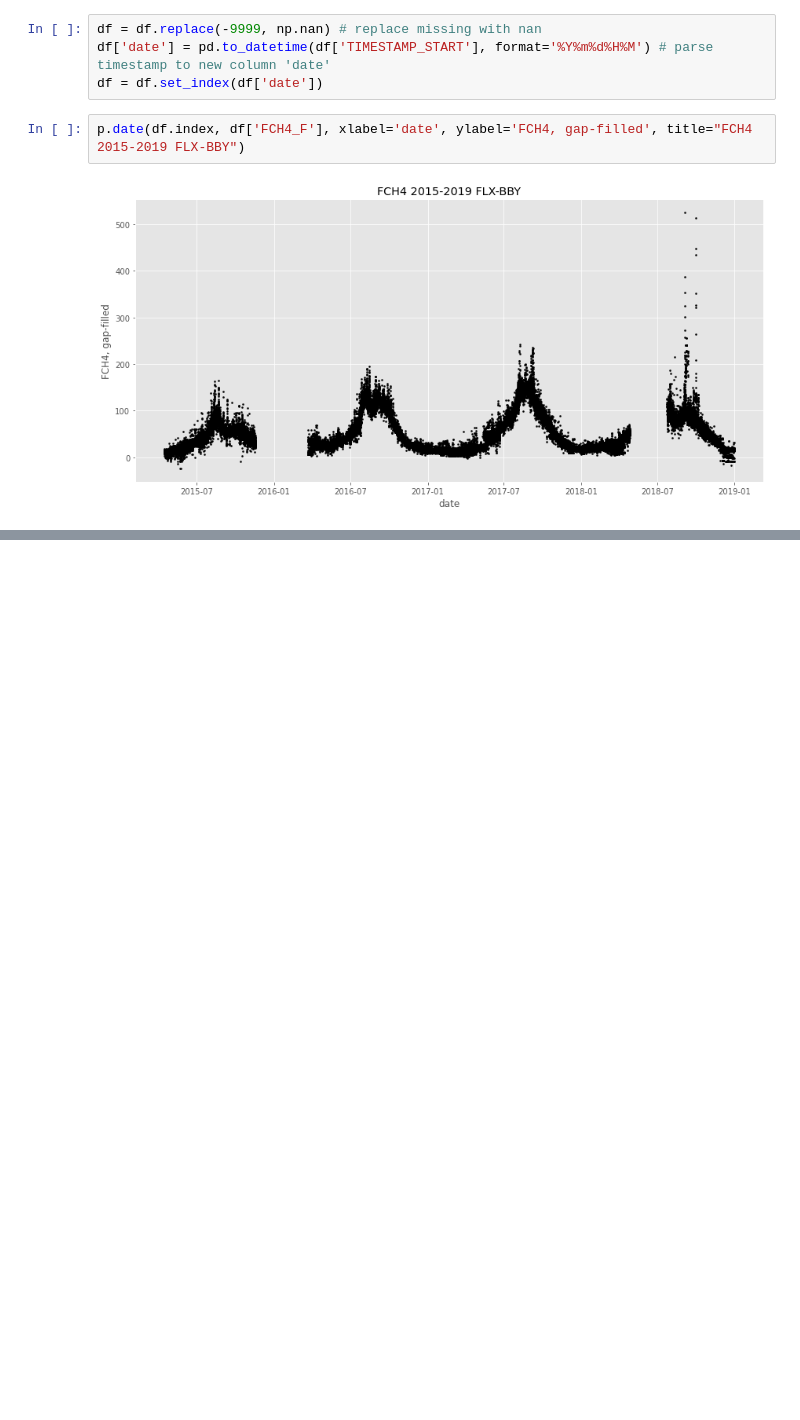
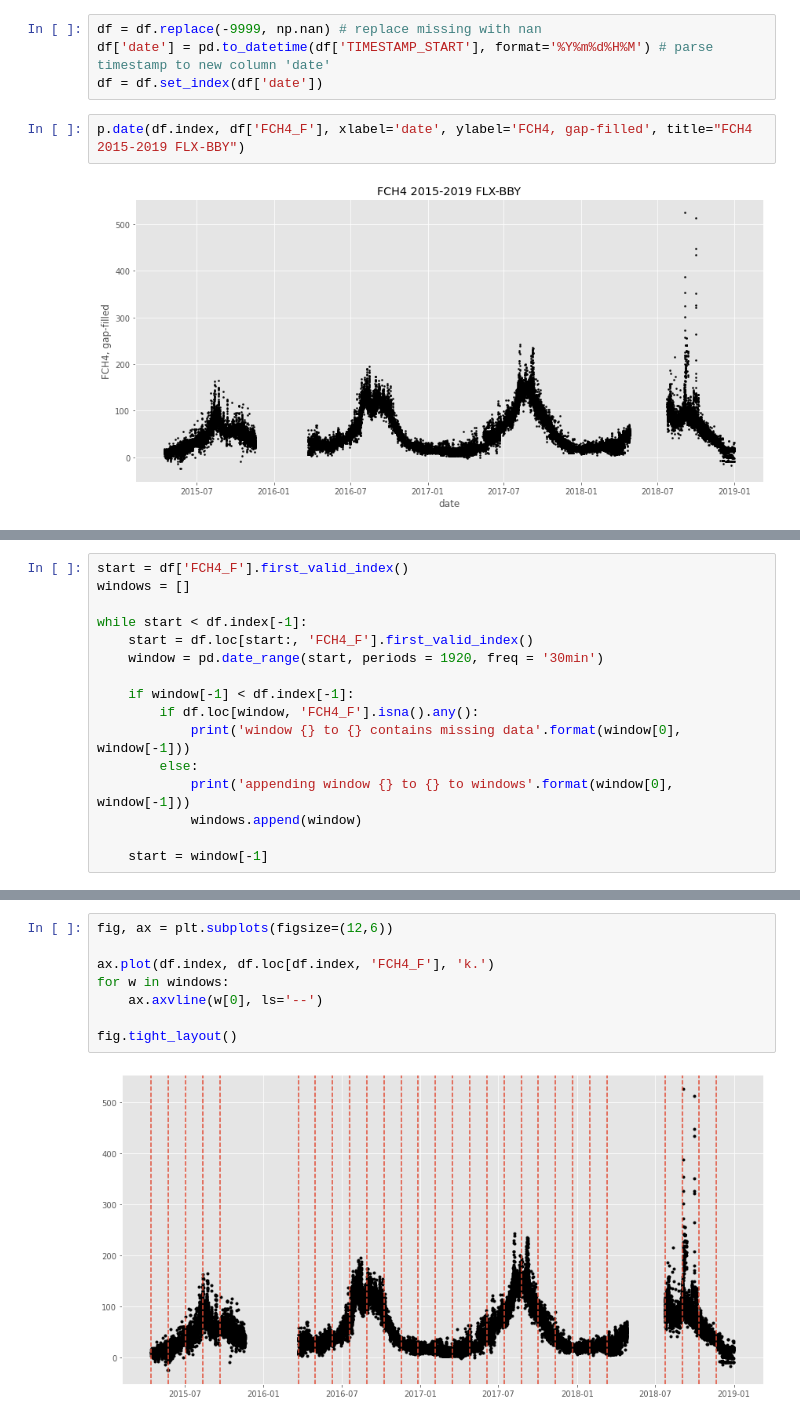
Before and after one commit to ottobriner/wavelet-partition, a Jupyter notebook: rmsd.ipynb, the cells around one changed output, grey strips where cells are left out. Saved outputs shown, nothing was run; the diff lists cells and outputs as text; blank space fills up the shorter version.

```diff
--- a/rmsd.ipynb
+++ b/rmsd.ipynb
@@ -119,0 +109,16 @@ p.date(df.index, df['FCH4_F'], xlabel='date', ylabel='FCH4, gap-filled', title="
+# %%
+start = df['FCH4_F'].first_valid_index()
+windows = []
+
+while start < df.index[-1]:
+    start = df.loc[start:, 'FCH4_F'].first_valid_index()
+    window = pd.date_range(start, periods = 1920, freq = '30min')
+
+    if window[-1] < df.index[-1]:
+        if df.loc[window, 'FCH4_F'].isna().any():
+            print('window {} to {} contains missing data'.format(window[0], window[-1]))
+        else:
+            print('appending window {} to {} to windows'.format(window[0], window[-1]))
+            windows.append(window)
+
+    start = window[-1]
@@ -119,0 +163,10 @@ p.date(df.index, df['FCH4_F'], xlabel='date', ylabel='FCH4, gap-filled', title="
+# %%
+fig, ax = plt.subplots(figsize=(12,6))
+
+ax.plot(df.index, df.loc[df.index, 'FCH4_F'], 'k.')
+for w in windows:
+    ax.axvline(w[0], ls='--')
+
+fig.tight_layout()
+# %% [output]
+[figure, added]
```
Also changed, not shown: parts of 22 cells of this notebook, 2 other files.
